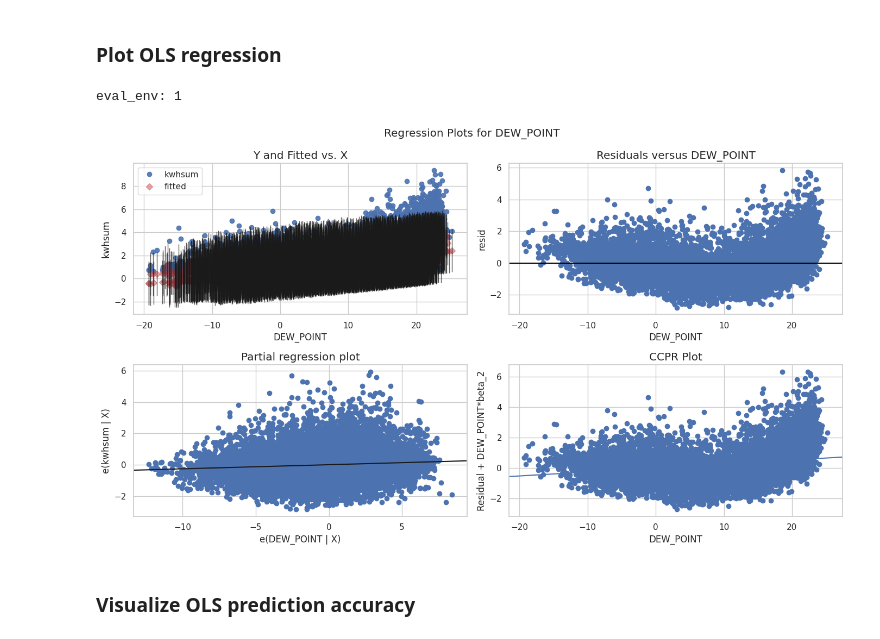
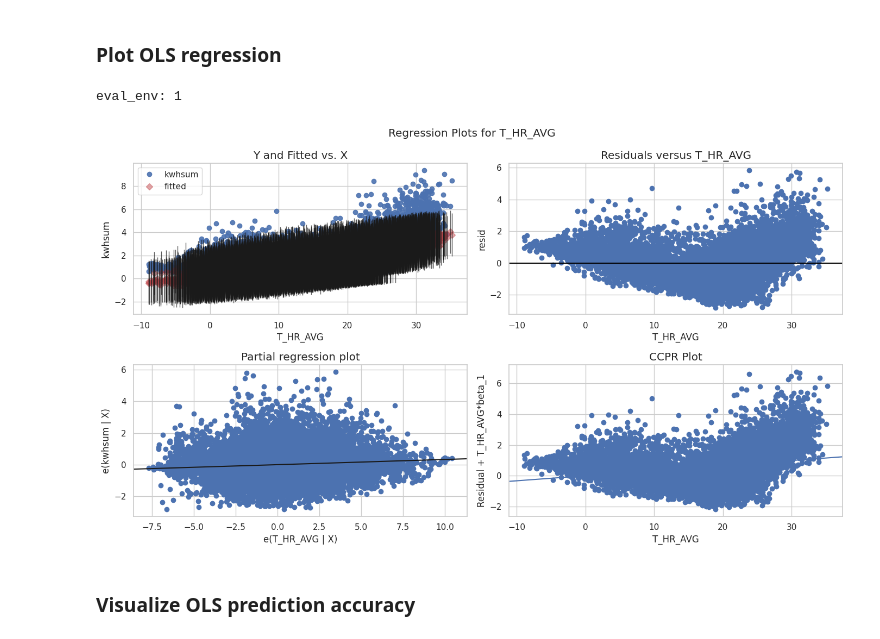
Before and after one commit to ThingsAbove/home_energy, a Jupyter notebook: EnergyUsage.ipynb, the cells around one changed output. Cells and saved outputs as stored; diff of their text form; code cells hidden in the pictures.

Commit message:
Changes to graphs

```diff
--- a/EnergyUsage.ipynb
+++ b/EnergyUsage.ipynb
@@ -305,14 +305,14 @@ strong multicollinearity or other numerical problems.
 # %%
 # modify figure size
 fig = plt.figure(figsize=(14, 8))
 
 # creating regression plots
 fig = sm.graphics.plot_regress_exog(model,
-                                    'DEW_POINT',
+                                    'T_HR_AVG',
                                     fig=fig)
 # %% [output]
 eval_env: 1
-[figure, old version]
+[figure, new version]
 # %% [markdown]
 ### Visualize OLS prediction accuracy
 # %%
```
Also changed, not shown: parts of 11 cells of this notebook, 3 other files.
